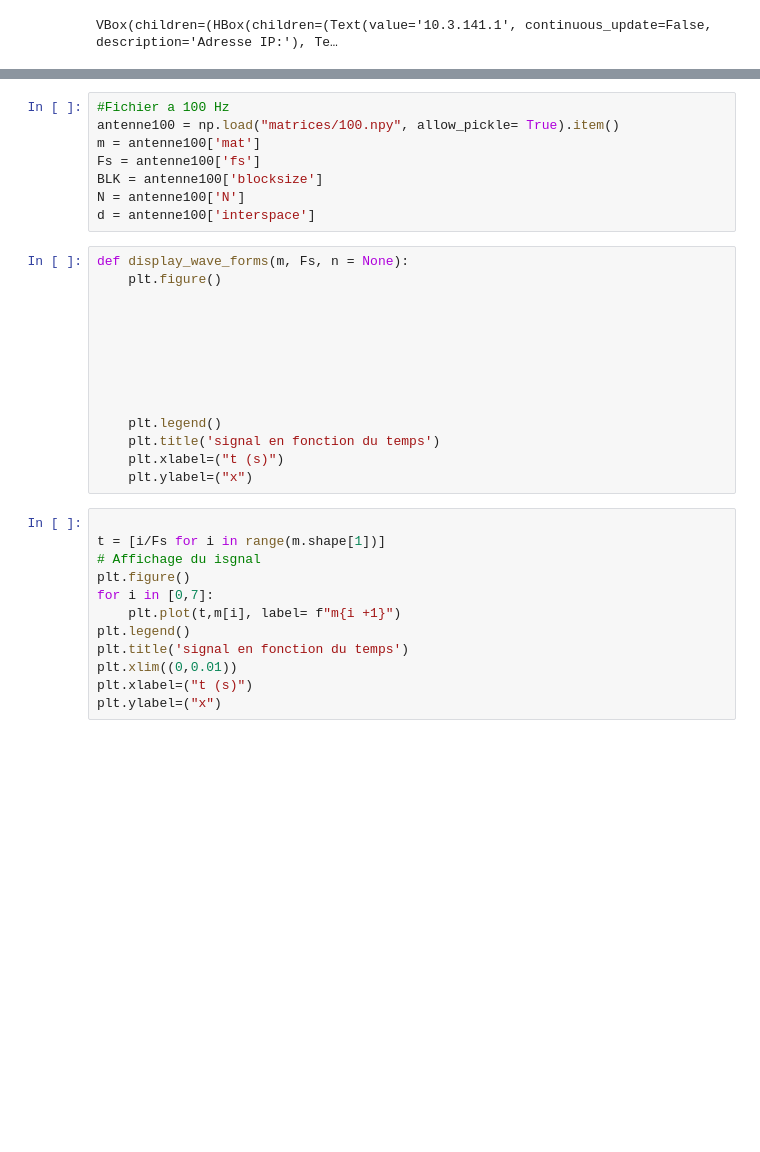
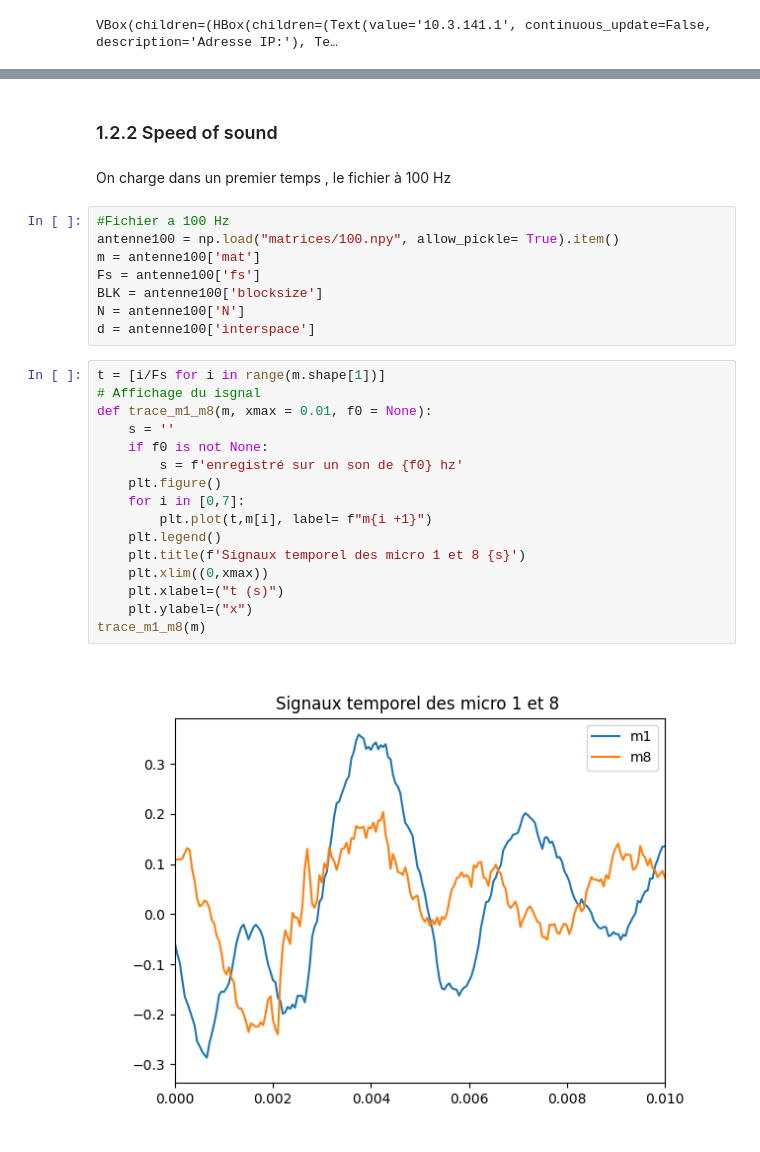
Before and after one commit to Huss94/TP_son1, a Jupyter notebook: Report.ipynb, the cells around one changed output, grey strips where cells are left out. Saved outputs shown, nothing was run; the diff lists cells and outputs as text; blank space fills up the shorter version.

```diff
--- a/Report.ipynb
+++ b/Report.ipynb
@@ -90,3 +75,7 @@ Finished
+# %% [markdown]
+### 1.2.2 Speed of sound
+# %% [markdown]
+On charge dans un premier temps , le fichier à 100 Hz
 # %%
 #Fichier a 100 Hz
 antenne100 = np.load("matrices/100.npy", allow_pickle= True).item()
@@ -95,29 +84,21 @@ Fs = antenne100['fs']
 BLK = antenne100['blocksize']
 N = antenne100['N']
 d = antenne100['interspace']
-# %%
-def display_wave_forms(m, Fs, n = None):
-    plt.figure()
-
-
-
-
-
-
-
-    plt.legend()
-    plt.title('signal en fonction du temps')
-    plt.xlabel=("t (s)")
-    plt.ylabel=("x")
 # %%
-
 t = [i/Fs for i in range(m.shape[1])]
 # Affichage du isgnal
-plt.figure()
-for i in [0,7]:
-    plt.plot(t,m[i], label= f"m{i +1}")
-plt.legend()
-plt.title('signal en fonction du temps')
-plt.xlim((0,0.01))
-plt.xlabel=("t (s)")
-plt.ylabel=("x")
+def trace_m1_m8(m, xmax = 0.01, f0 = None):
+    s = ''
+    if f0 is not None:
+        s = f'enregistré sur un son de {f0} hz'
+    plt.figure()
+    for i in [0,7]:
+        plt.plot(t,m[i], label= f"m{i +1}")
+    plt.legend()
+    plt.title(f'Signaux temporel des micro 1 et 8 {s}')
+    plt.xlim((0,xmax))
+    plt.xlabel=("t (s)")
+    plt.ylabel=("x")
+trace_m1_m8(m)
+# %% [output]
+[figure, added]
```
Also changed, not shown: parts of 17 cells of this notebook, 23 other files.
